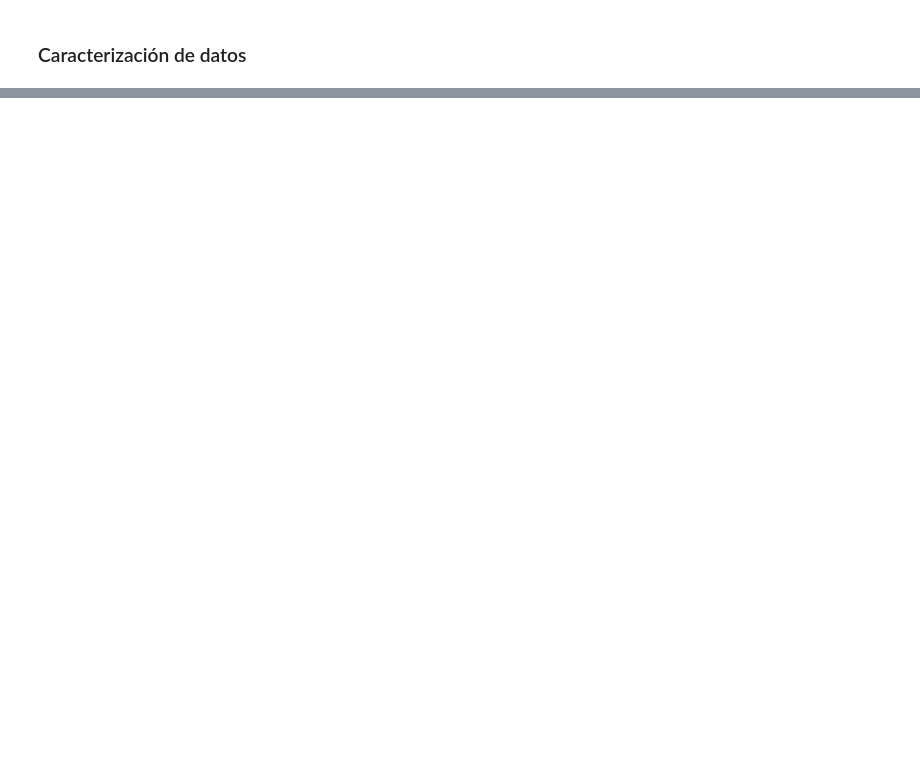
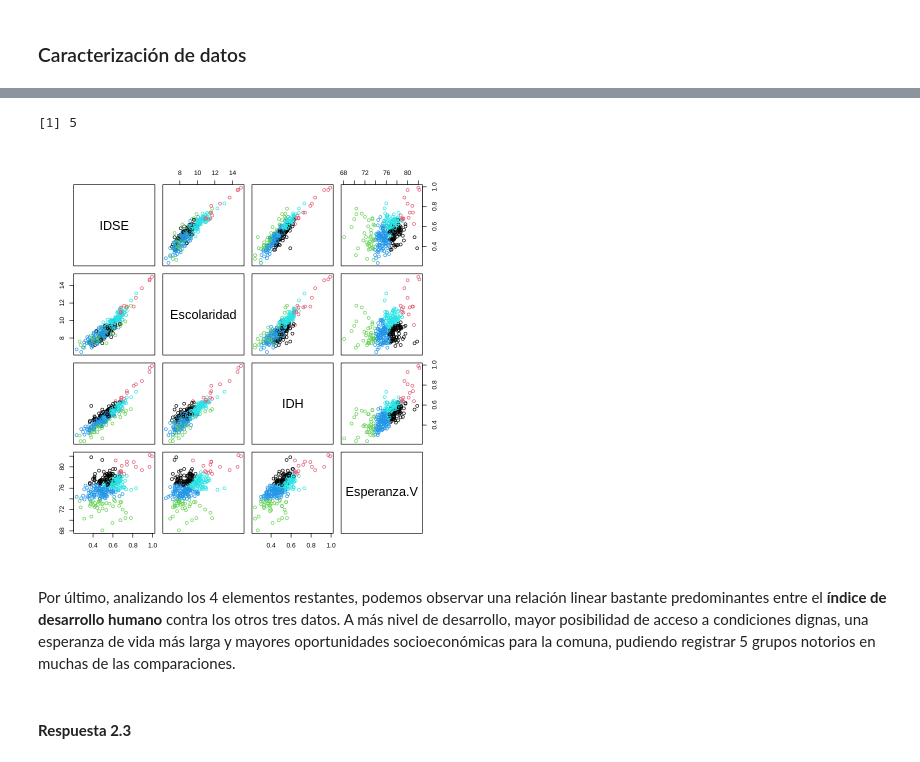
Before and after one commit to ReinaldoBustamante/Analisis-de-datos, a Jupyter notebook: K-means/Clustering_Notebook1.ipynb, the cells around one changed output, grey strips where cells are left out. Drawn from its saved outputs; the diff is of its cells as text; code cells hidden in the pictures; blank space fills up the shorter version.

Commit message:
Actualización de bloques y respuestas

```diff
--- a/K-means/Clustering_Notebook1.ipynb
+++ b/K-means/Clustering_Notebook1.ipynb
@@ -699,0 +499,15 @@ Available components:
+# %%
+ki_3<-kideal(J,0.18)
+ki_3
+# %% [output]
+[1] 5
+# %%
+cl<-kmeans(conjunto3,ki_3,iter.max=1000,nstart=10)
+#grafica los datos coloreados con el grupo asignado en planos de pares de variables
+pairs(conjunto3,col=cl$cluster)
+# %% [output]
+[figure, added]
+# %% [markdown]
+Por último, analizando los 4 elementos restantes, podemos observar una relación linear bastante predominantes entre el **índice de desarrollo humano** contra los otros tres datos. A más nivel de desarrollo, mayor posibilidad de acceso a condiciones dignas, una esperanza de vida más larga y mayores oportunidades socioeconómicas para la comuna, pudiendo registrar 5 grupos notorios en muchas de las comparaciones.
+# %% [markdown]
+#### **Respuesta 2.3**
```
Also changed, not shown: parts of 91 cells of this notebook.
